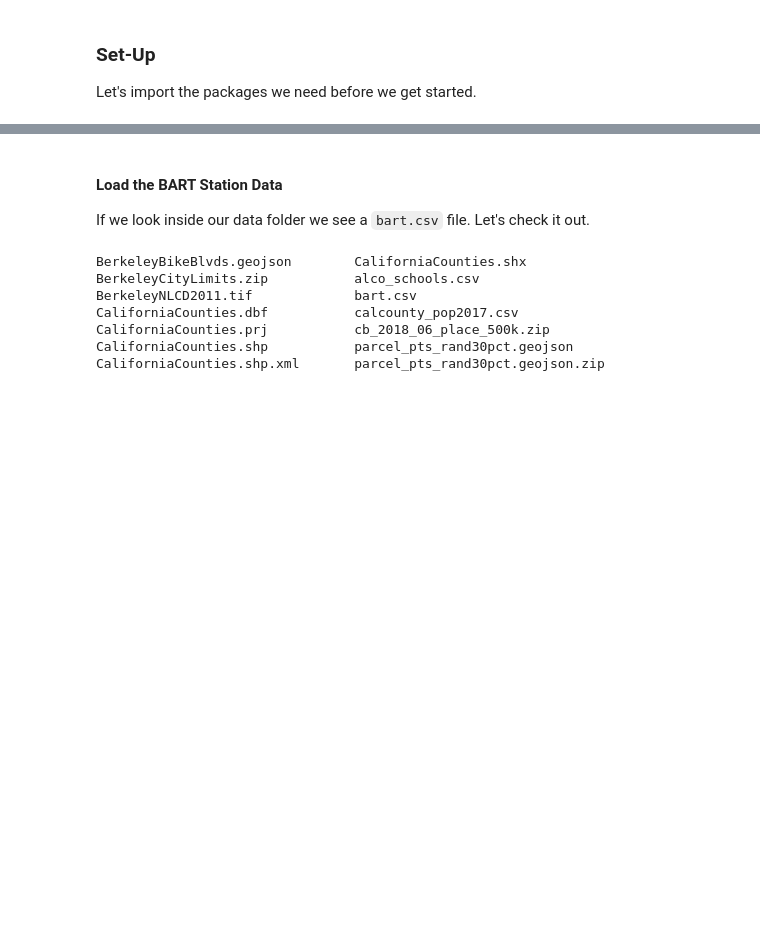
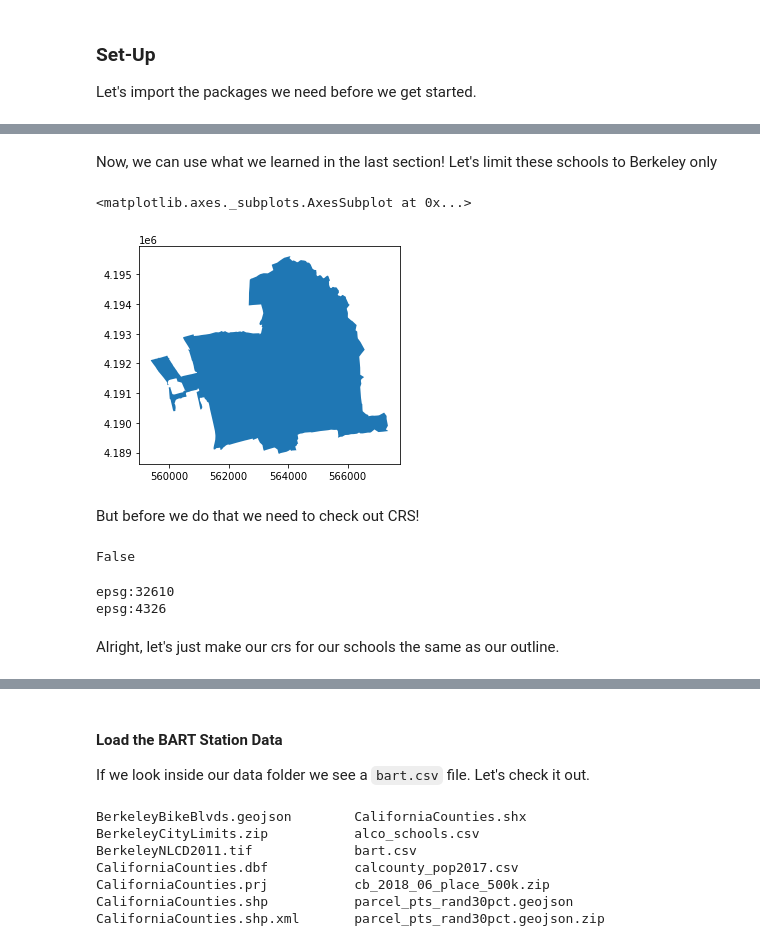
Before and after one commit to dlab-berkeley/Python-Geospatial-Fundamentals-Legacy, a Jupyter notebook: new_sequence/day_2/08_proximity_calculations.ipynb, the cells around one changed output, grey strips where cells are left out. Cells and saved outputs as stored; diff of their text form; code cells hidden in the pictures; blank space fills up the shorter version.

```diff
--- a/new_sequence/day_2/08_proximity_calculations.ipynb
+++ b/new_sequence/day_2/08_proximity_calculations.ipynb
@@ -105,0 +104,22 @@ parcels_gdf.shape
+# %% [markdown]
+Now, we can use what we learned in the last section! Let's limit these schools to Berkeley only
+# %%
+berkeley_outline = gpd.read_file("zip://../qgis_workshop_data/BerkeleyCityLimits.zip")
+berkeley_outline.plot()
+# %% [output]
+<matplotlib.axes._subplots.AxesSubplot at 0x...>
+[figure, added]
+# %% [markdown]
+But before we do that we need to check out CRS!
+# %%
+berkeley_outline.crs == schools_gdf.crs
+# %% [output]
+False
+# %%
+print(berkeley_outline.crs)
+print(schools_gdf.crs)
+# %% [output]
+epsg:32610
+epsg:4326
+# %% [markdown]
+Alright, let's just make our crs for our schools the same as our outline.
```
Also changed, not shown: parts of 68 cells of this notebook, 5 other files.
